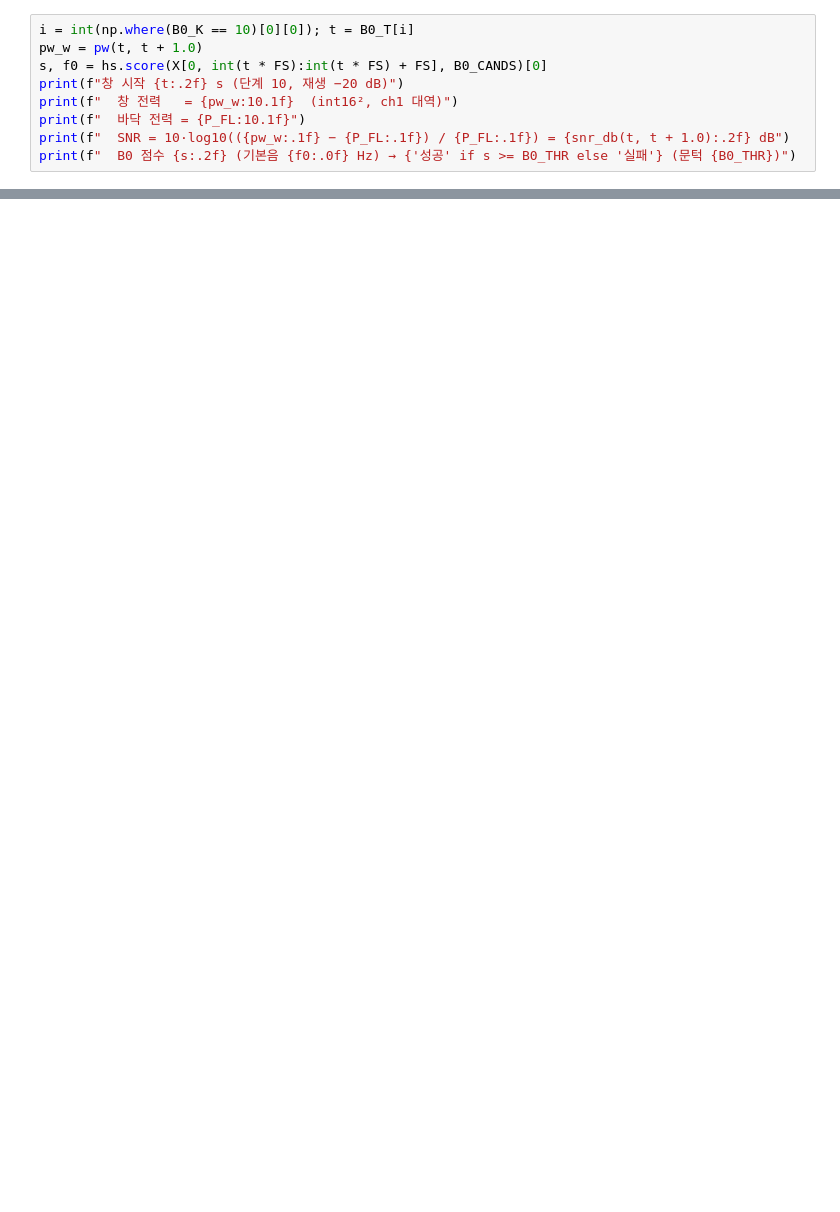
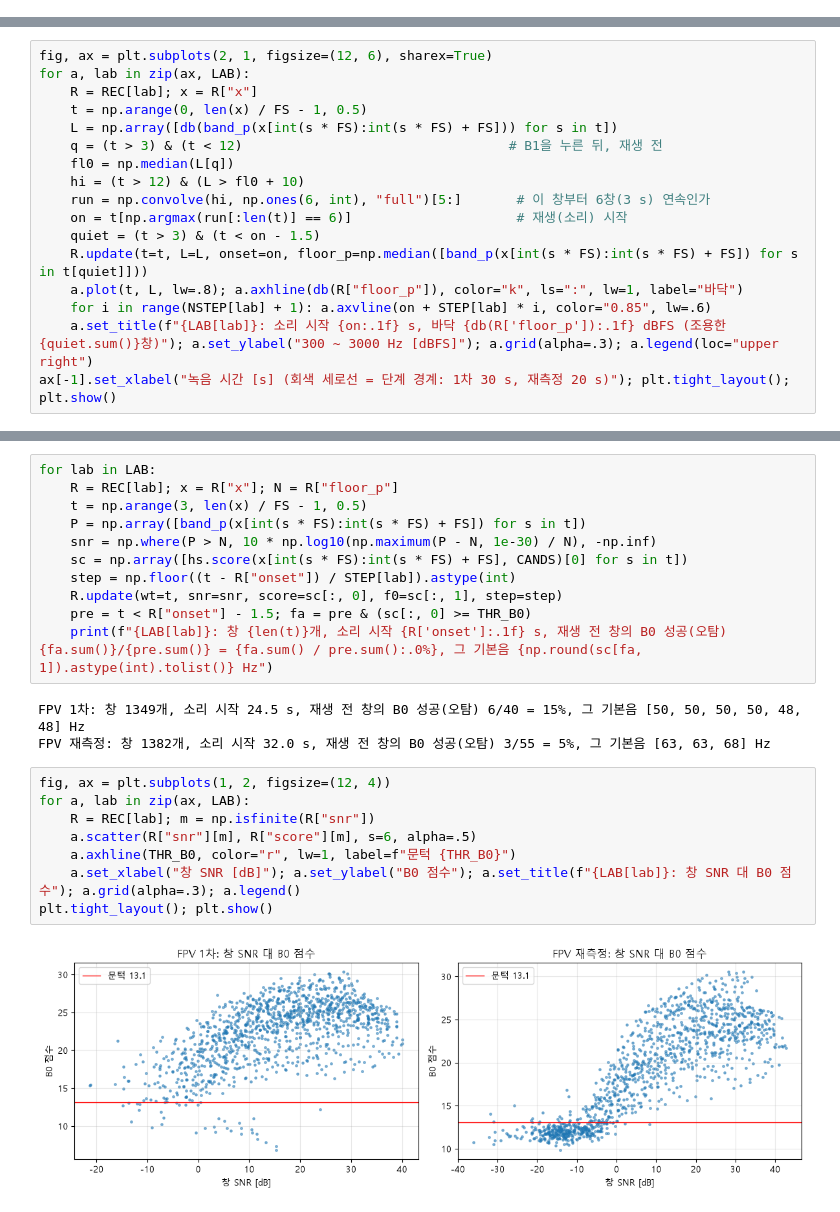
Before and after one commit to apex737/Turret, a Jupyter notebook: Tools/notebooks/snr_T.ipynb, the cells around one changed output, grey strips where cells are left out. Drawn from its saved outputs; the diff is of its cells as text; blank space fills up the shorter version.

```diff
--- a/Tools/notebooks/snr_T.ipynb
+++ b/Tools/notebooks/snr_T.ipynb
@@ -164,9 +0,0 @@ ax.set_xlabel("녹음 시각 [s]"); ax.set_ylabel("SNR [dB]"); ax.legend(fontsiz
-# %%
-i = int(np.where(B0_K == 10)[0][0]); t = B0_T[i]
-pw_w = pw(t, t + 1.0)
-s, f0 = hs.score(X[0, int(t * FS):int(t * FS) + FS], B0_CANDS)[0]
-print(f"창 시작 {t:.2f} s (단계 10, 재생 −20 dB)")
-print(f"  창 전력   = {pw_w:10.1f}  (int16², ch1 대역)")
-print(f"  바닥 전력 = {P_FL:10.1f}")
-print(f"  SNR = 10·log10(({pw_w:.1f} − {P_FL:.1f}) / {P_FL:.1f}) = {snr_db(t, t + 1.0):.2f} dB")
-print(f"  B0 점수 {s:.2f} (기본음 {f0:.0f} Hz) → {'성공' if s >= B0_THR else '실패'} (문턱 {B0_THR})")
@@ -346,0 +55,17 @@ if MODE == "리허설":
+# %%
+fig, ax = plt.subplots(2, 1, figsize=(12, 6), sharex=True)
+for a, lab in zip(ax, LAB):
+    R = REC[lab]; x = R["x"]
+    t = np.arange(0, len(x) / FS - 1, 0.5)
+    L = np.array([db(band_p(x[int(s * FS):int(s * FS) + FS])) for s in t])
+    q = (t > 3) & (t < 12)                                  # B1을 누른 뒤, 재생 전
+    fl0 = np.median(L[q])
+    hi = (t > 12) & (L > fl0 + 10)
+    run = np.convolve(hi, np.ones(6, int), "full")[5:]       # 이 창부터 6창(3 s) 연속인가
+    on = t[np.argmax(run[:len(t)] == 6)]                     # 재생(소리) 시작
+    quiet = (t > 3) & (t < on - 1.5)
+    R.update(t=t, L=L, onset=on, floor_p=np.median([band_p(x[int(s * FS):int(s * FS) + FS]) for s in t[quiet]]))
+    a.plot(t, L, lw=.8); a.axhline(db(R["floor_p"]), color="k", ls=":", lw=1, label="바닥")
+    for i in range(NSTEP[lab] + 1): a.axvline(on + STEP[lab] * i, color="0.85", lw=.6)
+    a.set_title(f"{LAB[lab]}: 소리 시작 {on:.1f} s, 바닥 {db(R['floor_p']):.1f} dBFS (조용한 {quiet.sum()}창)"); a.set_ylabel("300 ~ 3000 Hz [dBFS]"); a.grid(alpha=.3); a.legend(loc="upper right")
+ax[-1].set_xlabel("녹음 시간 [s] (회색 세로선 = 단계 경계: 1차 30 s, 재측정 20 s)"); plt.tight_layout(); plt.show()
@@ -346,0 +79,24 @@ if MODE == "리허설":
+# %%
+for lab in LAB:
+    R = REC[lab]; x = R["x"]; N = R["floor_p"]
+    t = np.arange(3, len(x) / FS - 1, 0.5)
+    P = np.array([band_p(x[int(s * FS):int(s * FS) + FS]) for s in t])
+    snr = np.where(P > N, 10 * np.log10(np.maximum(P - N, 1e-30) / N), -np.inf)
+    sc = np.array([hs.score(x[int(s * FS):int(s * FS) + FS], CANDS)[0] for s in t])
+    step = np.floor((t - R["onset"]) / STEP[lab]).astype(int)
+    R.update(wt=t, snr=snr, score=sc[:, 0], f0=sc[:, 1], step=step)
+    pre = t < R["onset"] - 1.5; fa = pre & (sc[:, 0] >= THR_B0)
+    print(f"{LAB[lab]}: 창 {len(t)}개, 소리 시작 {R['onset']:.1f} s, 재생 전 창의 B0 성공(오탐) {fa.sum()}/{pre.sum()} = {fa.sum() / pre.sum():.0%}, 그 기본음 {np.round(sc[fa, 1]).astype(int).tolist()} Hz")
+# %% [output]
+FPV 1차: 창 1349개, 소리 시작 24.5 s, 재생 전 창의 B0 성공(오탐) 6/40 = 15%, 그 기본음 [50, 50, 50, 50, 48, 48] Hz
+FPV 재측정: 창 1382개, 소리 시작 32.0 s, 재생 전 창의 B0 성공(오탐) 3/55 = 5%, 그 기본음 [63, 63, 68] Hz
+# %%
+fig, ax = plt.subplots(1, 2, figsize=(12, 4))
+for a, lab in zip(ax, LAB):
+    R = REC[lab]; m = np.isfinite(R["snr"])
+    a.scatter(R["snr"][m], R["score"][m], s=6, alpha=.5)
+    a.axhline(THR_B0, color="r", lw=1, label=f"문턱 {THR_B0}")
+    a.set_xlabel("창 SNR [dB]"); a.set_ylabel("B0 점수"); a.set_title(f"{LAB[lab]}: 창 SNR 대 B0 점수"); a.grid(alpha=.3); a.legend()
+plt.tight_layout(); plt.show()
+# %% [output]
+[figure, added]
```
Also changed, not shown: parts of 42 cells of this notebook, 8 other files.
